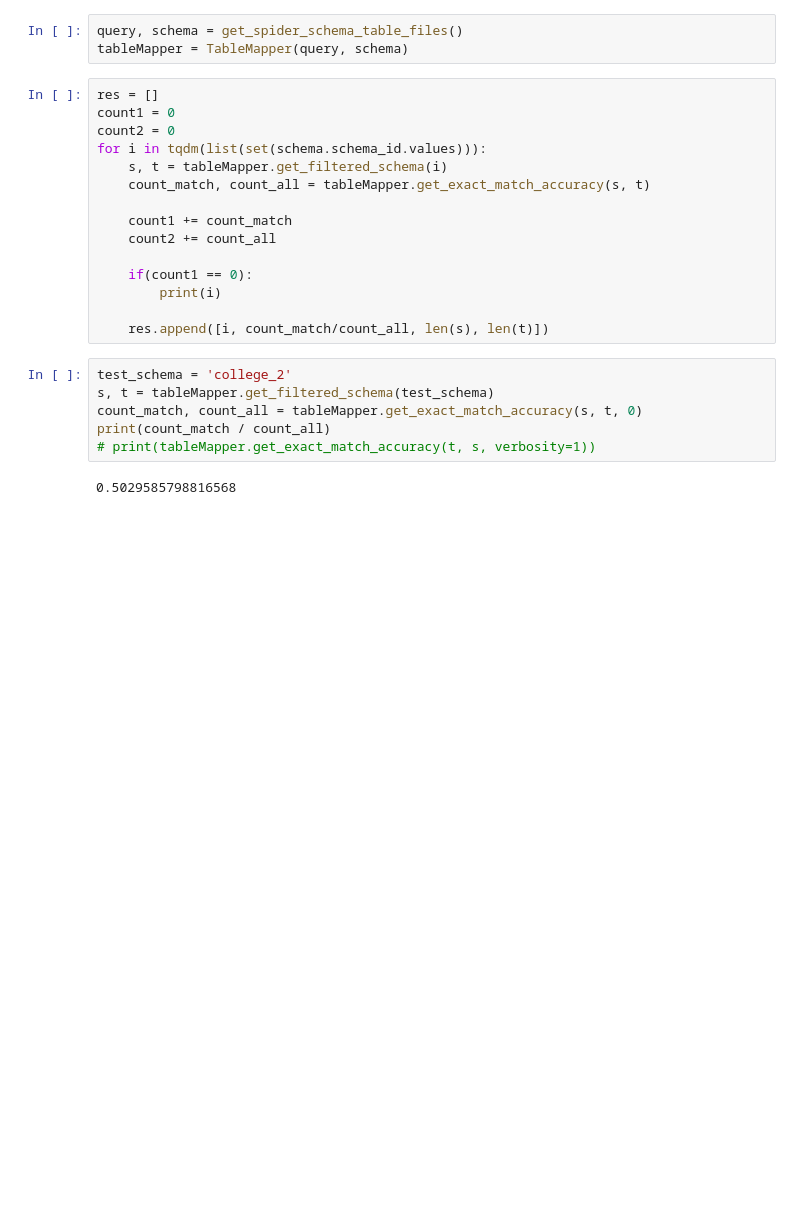
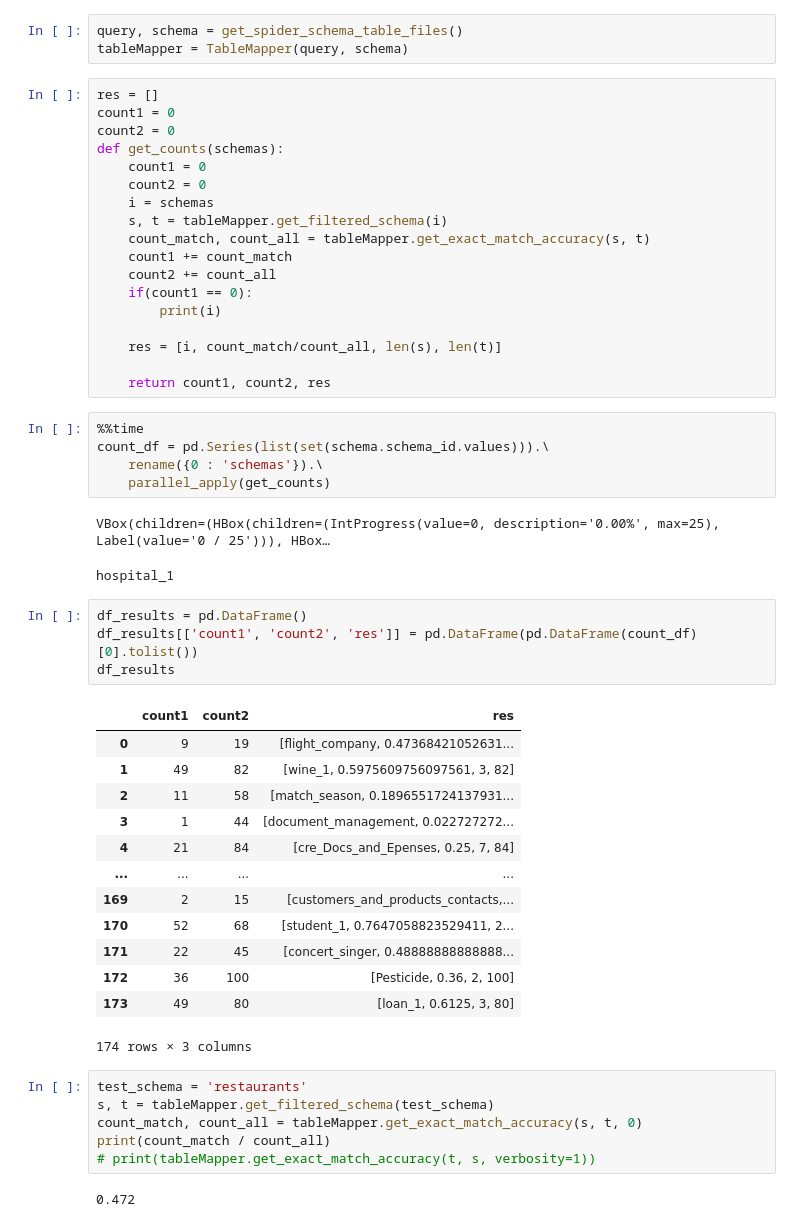
Before and after one commit to jasmeeetSingh/TQL, a Jupyter notebook: queryProcessing/tableMapperRunner.ipynb, the cells around one changed output. Drawn from its saved outputs; the diff is of its cells as text; blank space fills up the shorter version.

```diff
--- a/queryProcessing/tableMapperRunner.ipynb
+++ b/queryProcessing/tableMapperRunner.ipynb
@@ -10,26 +250,55 @@ tqdm.pandas()
 # %%
 query, schema = get_spider_schema_table_files()
 tableMapper = TableMapper(query, schema)
-# %%
-res = []
-count1 = 0
-count2 = 0
-for i in tqdm(list(set(schema.schema_id.values))):
-    s, t = tableMapper.get_filtered_schema(i)
-    count_match, count_all = tableMapper.get_exact_match_accuracy(s, t)
-
-    count1 += count_match
-    count2 += count_all
-
-    if(count1 == 0):
-        print(i)
-
-    res.append([i, count_match/count_all, len(s), len(t)])
+# %%
+res = []
+count1 = 0
+count2 = 0
+def get_counts(schemas):
+    count1 = 0
+    count2 = 0
+    i = schemas
+    s, t = tableMapper.get_filtered_schema(i)
+    count_match, count_all = tableMapper.get_exact_match_accuracy(s, t)
+    count1 += count_match
+    count2 += count_all
+    if(count1 == 0):
+        print(i)
+
+    res = [i, count_match/count_all, len(s), len(t)]
+
+    return count1, count2, res
+# %%
+%%time
+count_df = pd.Series(list(set(schema.schema_id.values))).\
+    rename({0 : 'schemas'}).\
+    parallel_apply(get_counts)
+# %% [output]
+VBox(children=(HBox(children=(IntProgress(value=0, description='0.00%', max=25), Label(value='0 / 25'))), HBox…
+hospital_1
+# %%
+df_results = pd.DataFrame()
+df_results[['count1', 'count2', 'res']] = pd.DataFrame(pd.DataFrame(count_df)[0].tolist())
+df_results
+# %% [output]
+|  | count1 | count2 | res |
+| 0 | 9 | 19 | [flight_company, 0.47368421052631... |
+| 1 | 49 | 82 | [wine_1, 0.5975609756097561, 3, 82] |
+| 2 | 11 | 58 | [match_season, 0.1896551724137931... |
+| 3 | 1 | 44 | [document_management, 0.022727272... |
+| 4 | 21 | 84 | [cre_Docs_and_Epenses, 0.25, 7, 84] |
+| ... | ... | ... | ... |
+| 169 | 2 | 15 | [customers_and_products_contacts,... |
+| 170 | 52 | 68 | [student_1, 0.7647058823529411, 2... |
+| 171 | 22 | 45 | [concert_singer, 0.48888888888888... |
+| 172 | 36 | 100 | [Pesticide, 0.36, 2, 100] |
+| 173 | 49 | 80 | [loan_1, 0.6125, 3, 80] |
+174 rows × 3 columns
 # %%
-test_schema = 'college_2'
+test_schema = 'restaurants'
 s, t = tableMapper.get_filtered_schema(test_schema)
 count_match, count_all = tableMapper.get_exact_match_accuracy(s, t, 0)
 print(count_match / count_all)
 # print(tableMapper.get_exact_match_accuracy(t, s, verbosity=1))
 # %% [output]
-0.5029585798816568
+0.472
```
Also changed, not shown: parts of 9 cells of this notebook, 27 other files.
